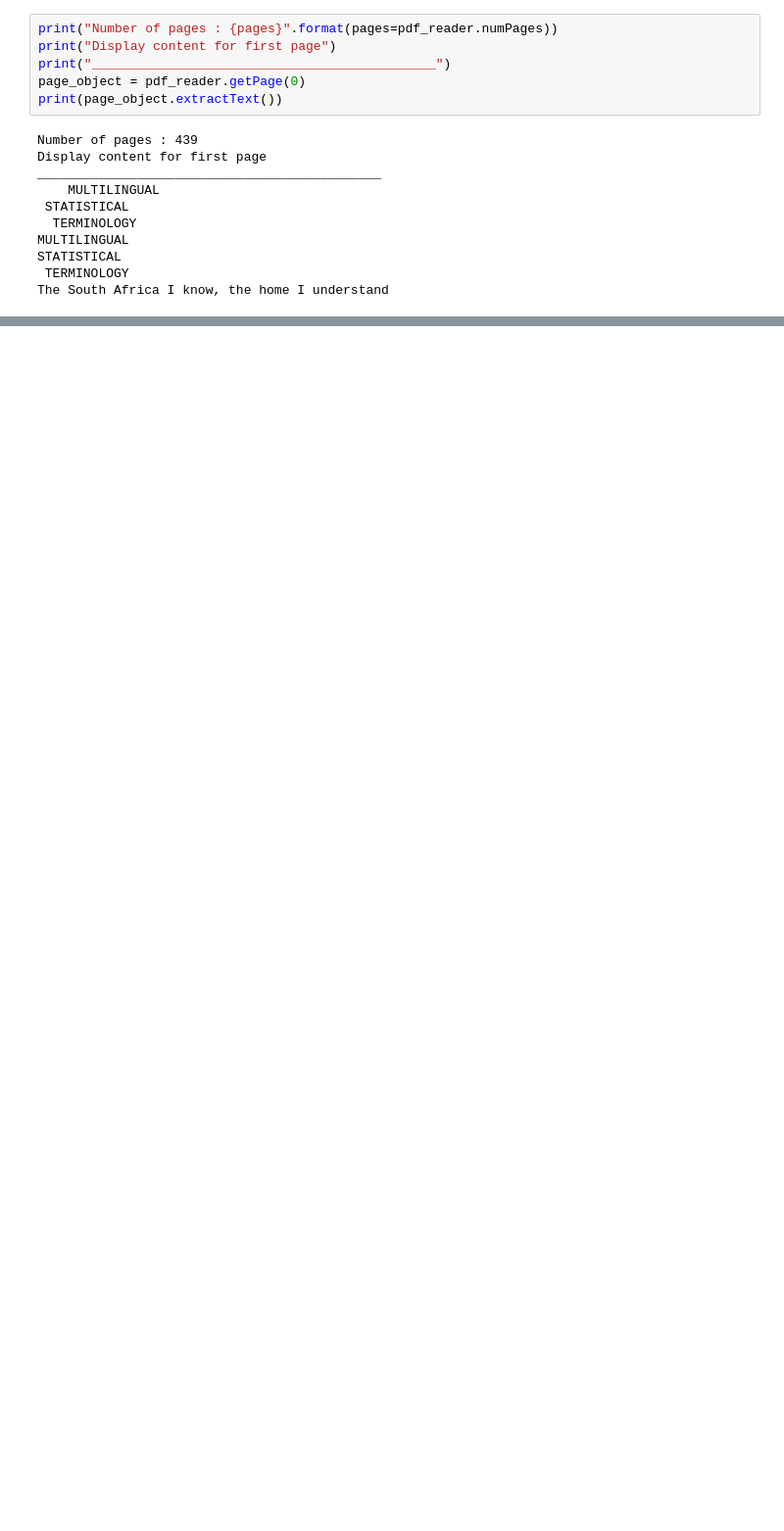
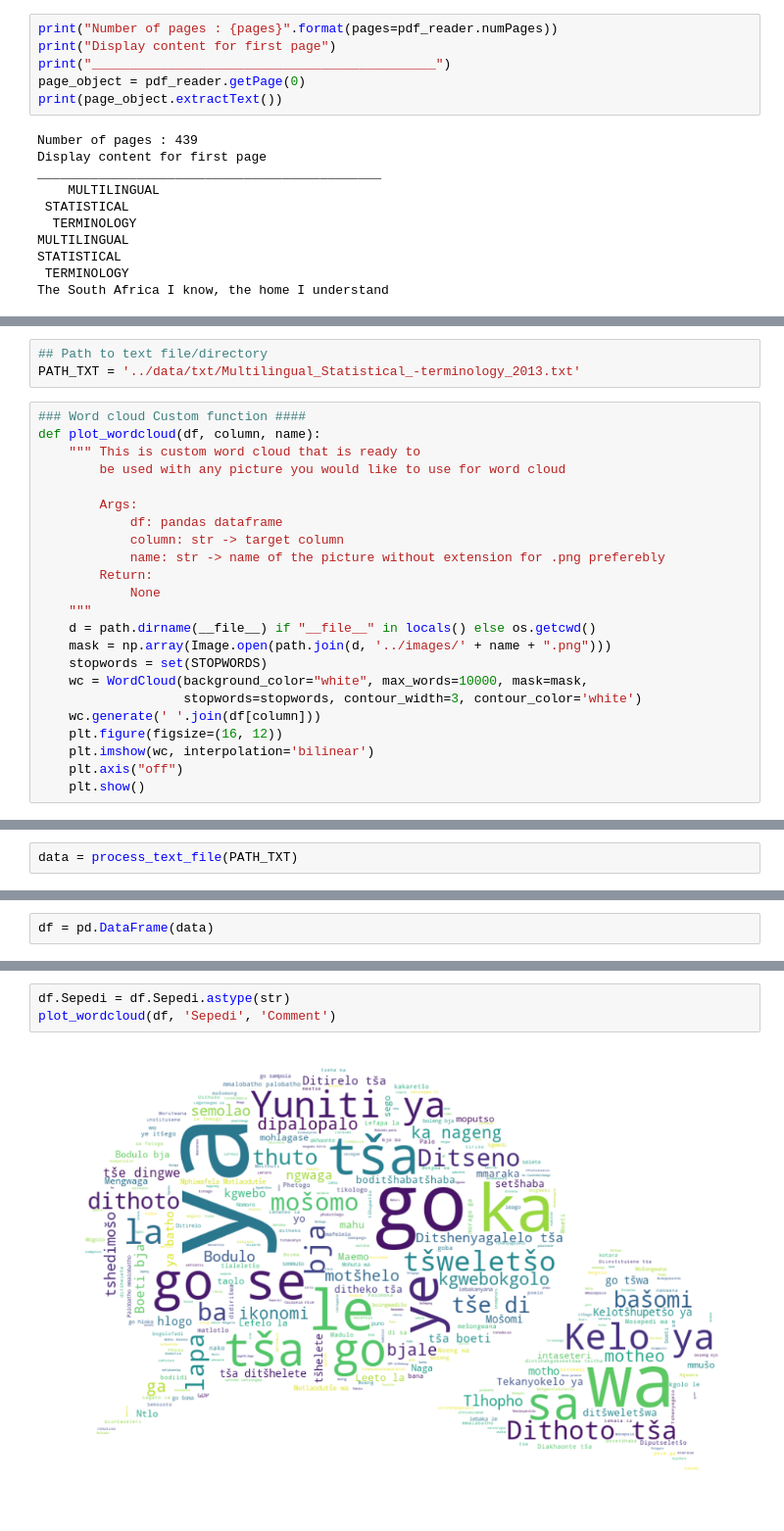
Before and after one commit to dsfsi/StatsSA-Language, a Jupyter notebook: notebooks/08-12-2019-structuring-cleaning-pdf.ipynb, the cells around one changed output, grey strips where cells are left out. Shown at 98% size. Drawn from its saved outputs; the diff is of its cells as text; blank space fills up the shorter version.

Commit message:
Data Strunctured and ready for consumption

```diff
--- a/notebooks/08-12-2019-structuring-cleaning-pdf.ipynb
+++ b/notebooks/08-12-2019-structuring-cleaning-pdf.ipynb
@@ -34,0 +100,26 @@ text = textract.process(PATH, method='pdfminer')
+# %%
+## Path to text file/directory
+PATH_TXT = '../data/txt/Multilingual_Statistical_-terminology_2013.txt'
+# %%
+### Word cloud Custom function ####
+def plot_wordcloud(df, column, name):
+    """ This is custom word cloud that is ready to
+        be used with any picture you would like to use for word cloud
+
+        Args:
+            df: pandas dataframe
+            column: str -> target column
+            name: str -> name of the picture without extension for .png preferebly
+        Return:
+            None
+    """
+    d = path.dirname(__file__) if "__file__" in locals() else os.getcwd()
+    mask = np.array(Image.open(path.join(d, '../images/' + name + ".png")))
+    stopwords = set(STOPWORDS)
+    wc = WordCloud(background_color="white", max_words=10000, mask=mask,
+                   stopwords=stopwords, contour_width=3, contour_color='white')
+    wc.generate(' '.join(df[column]))
+    plt.figure(figsize=(16, 12))
+    plt.imshow(wc, interpolation='bilinear')
+    plt.axis("off")
+    plt.show()
@@ -34,0 +304,2 @@ text = textract.process(PATH, method='pdfminer')
+# %%
+data = process_text_file(PATH_TXT)
@@ -34,0 +310,2 @@ text = textract.process(PATH, method='pdfminer')
+# %%
+df = pd.DataFrame(data)
@@ -34,0 +408,5 @@ text = textract.process(PATH, method='pdfminer')
+# %%
+df.Sepedi = df.Sepedi.astype(str)
+plot_wordcloud(df, 'Sepedi', 'Comment')
+# %% [output]
+[figure, added]
```
Also changed, not shown: parts of 42 cells of this notebook, 9 other files.
